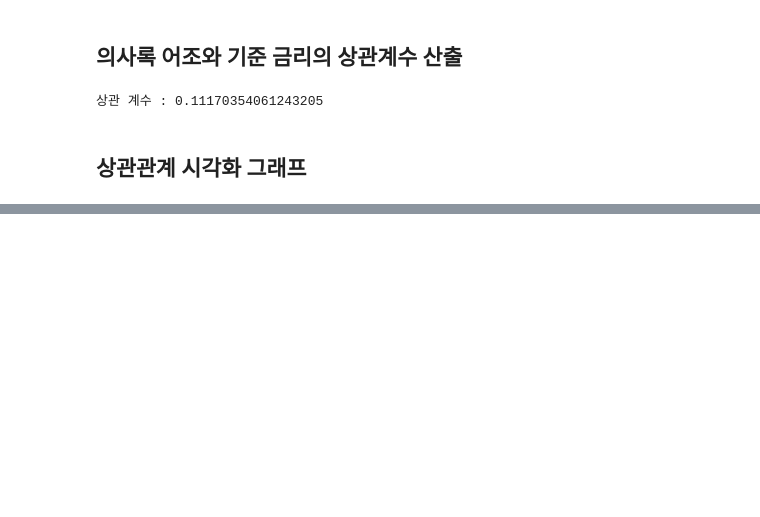
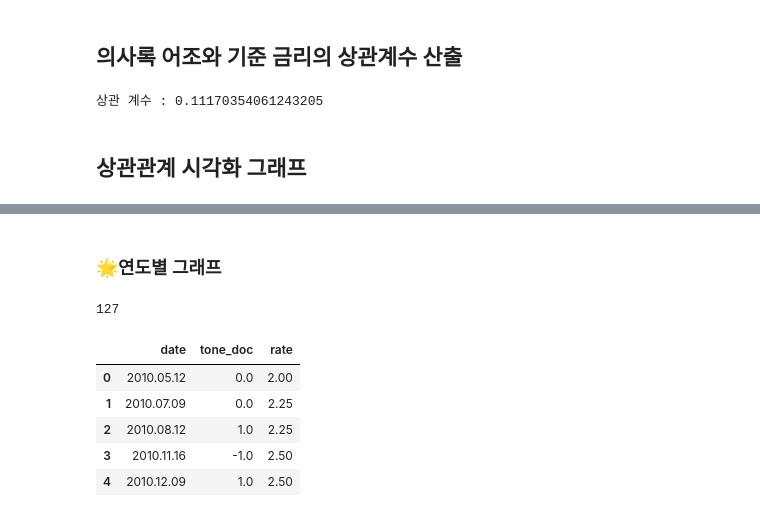
Before and after one commit to Ahram-Jeong/text-mining-project, a Jupyter notebook: notebooks/3_minutes_tone.ipynb, the cells around one changed output, grey strips where cells are left out. Drawn from its saved outputs; the diff is of its cells as text; code cells hidden in the pictures; blank space fills up the shorter version.

```diff
--- a/notebooks/3_minutes_tone.ipynb
+++ b/notebooks/3_minutes_tone.ipynb
@@ -144,0 +174,15 @@ print(f"상관 계수 : {corre}")
+# %% [markdown]
+### 🌟연도별 그래프
+# %%
+# 연도별 그래프를 출력하기 위해 기존 DataFrame을 reindex하여 새 DataFrame 생성
+graph_df = b_m_df.reindex(columns = ["date", "tone_doc", "rate"])
+print(len(graph_df))
+graph_df.head(5)
+# %% [output]
+127
+|  | date | tone_doc | rate |
+| 0 | 2010.05.12 | 0.0 | 2.00 |
+| 1 | 2010.07.09 | 0.0 | 2.25 |
+| 2 | 2010.08.12 | 1.0 | 2.25 |
+| 3 | 2010.11.16 | -1.0 | 2.50 |
+| 4 | 2010.12.09 | 1.0 | 2.50 |
```
Also changed, not shown: parts of 5 cells of this notebook, 1 other file.
